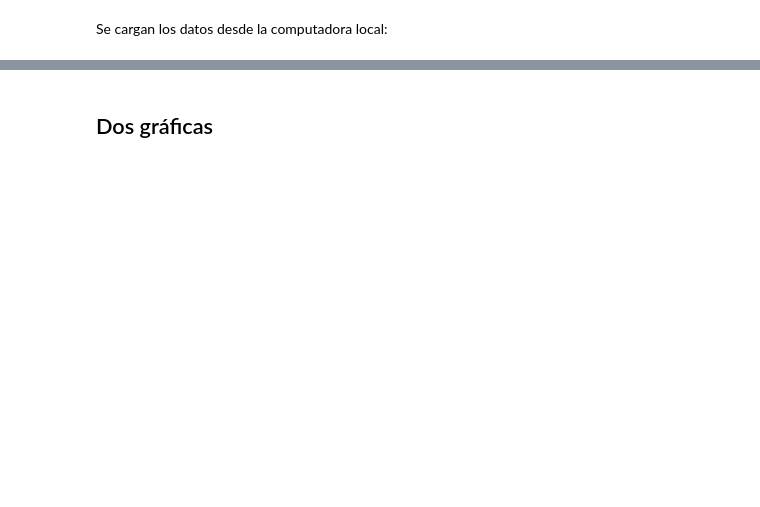
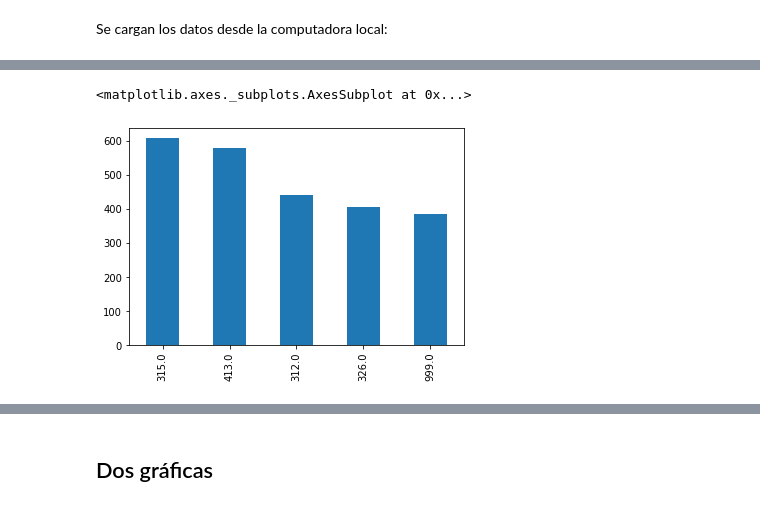
Before and after one commit to esteban062000/Big-Data-II-2021, a Jupyter notebook: tareas/tarea_1/4.EDA_tarea_1.ipynb, the cells around one changed output, grey strips where cells are left out. Drawn from its saved outputs; the diff is of its cells as text; code cells hidden in the pictures; blank space fills up the shorter version.

```diff
--- a/tareas/tarea_1/4.EDA_tarea_1.ipynb
+++ b/tareas/tarea_1/4.EDA_tarea_1.ipynb
@@ -43,0 +113,5 @@ KeyboardInterrupt: ignored
+# %%
+data['code_specialite_2'].value_counts().head().plot(kind="bar")
+# %% [output]
+<matplotlib.axes._subplots.AxesSubplot at 0x...>
+[figure, added]
```
Also changed, not shown: parts of 19 cells of this notebook.
